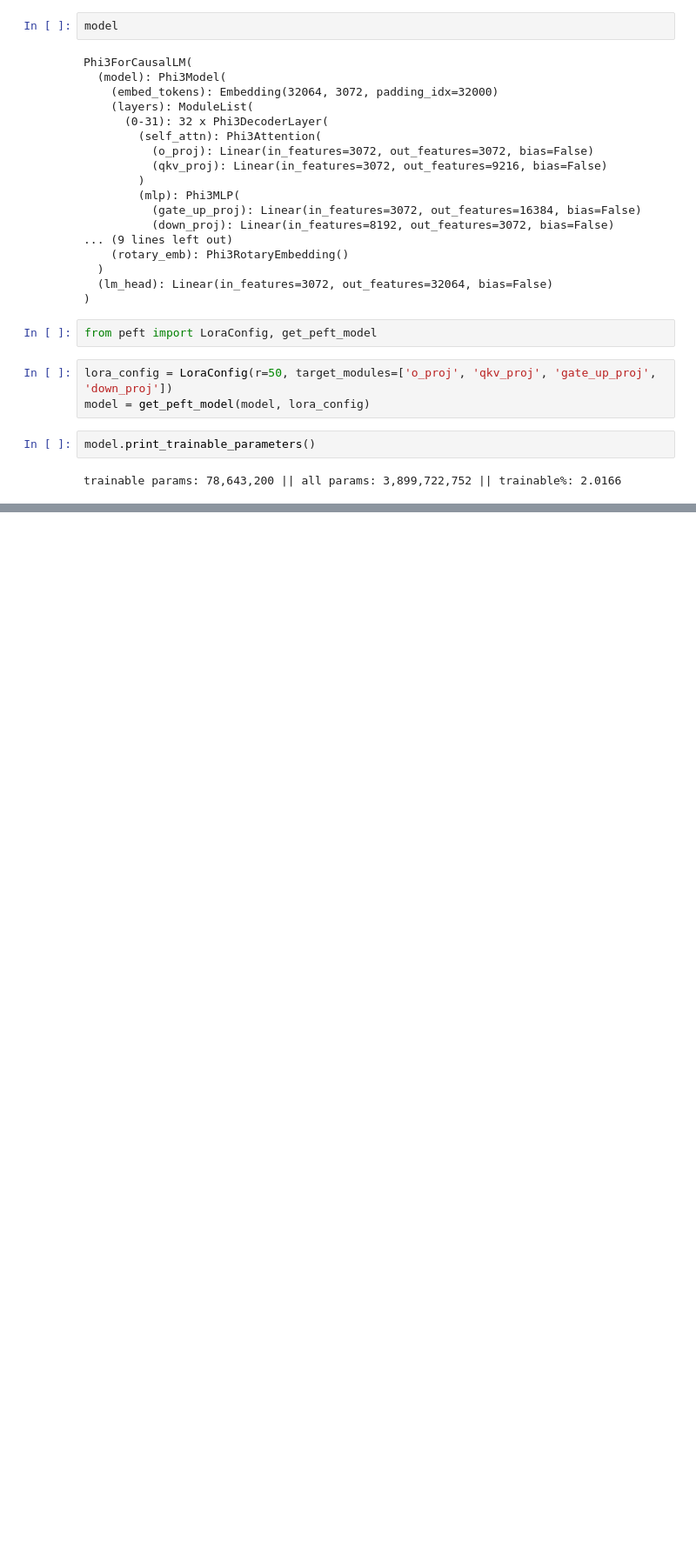
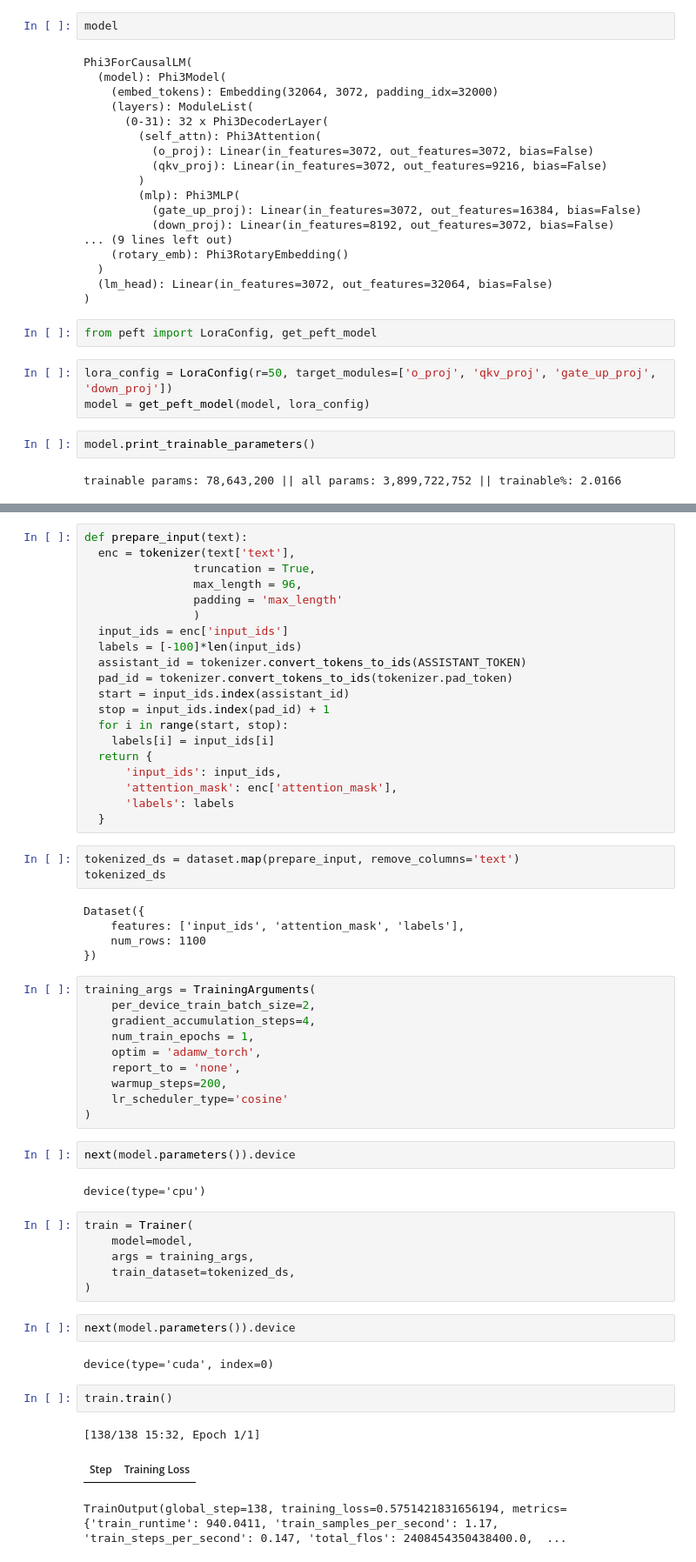
Before and after one commit to azizdevlab-creator/ML-DL_learning, a Jupyter notebook: DeepLearning/FineTunedModels/phi3_mini_4k_instruct.ipynb, the cells around one changed output, grey strips where cells are left out. Shown at 87% size. Drawn from its saved outputs; the diff is of its cells as text; blank space fills up the shorter version.

```diff
--- a/DeepLearning/FineTunedModels/phi3_mini_4k_instruct.ipynb
+++ b/DeepLearning/FineTunedModels/phi3_mini_4k_instruct.ipynb
@@ -32,0 +107,58 @@ trainable params: 78,643,200 || all params: 3,899,722,752 || trainable%: 2.0166
+# %%
+def prepare_input(text):
+  enc = tokenizer(text['text'],
+                truncation = True,
+                max_length = 96,
+                padding = 'max_length'
+                )
+  input_ids = enc['input_ids']
+  labels = [-100]*len(input_ids)
+  assistant_id = tokenizer.convert_tokens_to_ids(ASSISTANT_TOKEN)
+  pad_id = tokenizer.convert_tokens_to_ids(tokenizer.pad_token)
+  start = input_ids.index(assistant_id)
+  stop = input_ids.index(pad_id) + 1
+  for i in range(start, stop):
+    labels[i] = input_ids[i]
+  return {
+      'input_ids': input_ids,
+      'attention_mask': enc['attention_mask'],
+      'labels': labels
+  }
+# %%
+tokenized_ds = dataset.map(prepare_input, remove_columns='text')
+tokenized_ds
+# %% [output]
+Dataset({
+    features: ['input_ids', 'attention_mask', 'labels'],
+    num_rows: 1100
+})
+# %%
+training_args = TrainingArguments(
+    per_device_train_batch_size=2,
+    gradient_accumulation_steps=4,
+    num_train_epochs = 1,
+    optim = 'adamw_torch',
+    report_to = 'none',
+    warmup_steps=200,
+    lr_scheduler_type='cosine'
+)
+# %%
+next(model.parameters()).device
+# %% [output]
+device(type='cpu')
+# %%
+train = Trainer(
+    model=model,
+    args = training_args,
+    train_dataset=tokenized_ds,
+)
+# %%
+next(model.parameters()).device
+# %% [output]
+device(type='cuda', index=0)
+# %%
+train.train()
+# %% [output]
+[138/138 15:32, Epoch 1/1]
+| Step | Training Loss |
+TrainOutput(global_step=138, training_loss=0.5751421831656194, metrics={'train_runtime': 940.0411, 'train_samples_per_second': 1.17, 'train_steps_per_second': 0.147, 'total_flos': 2408454350438400.0,  ...
```
Also changed, not shown: parts of 16 cells of this notebook.
